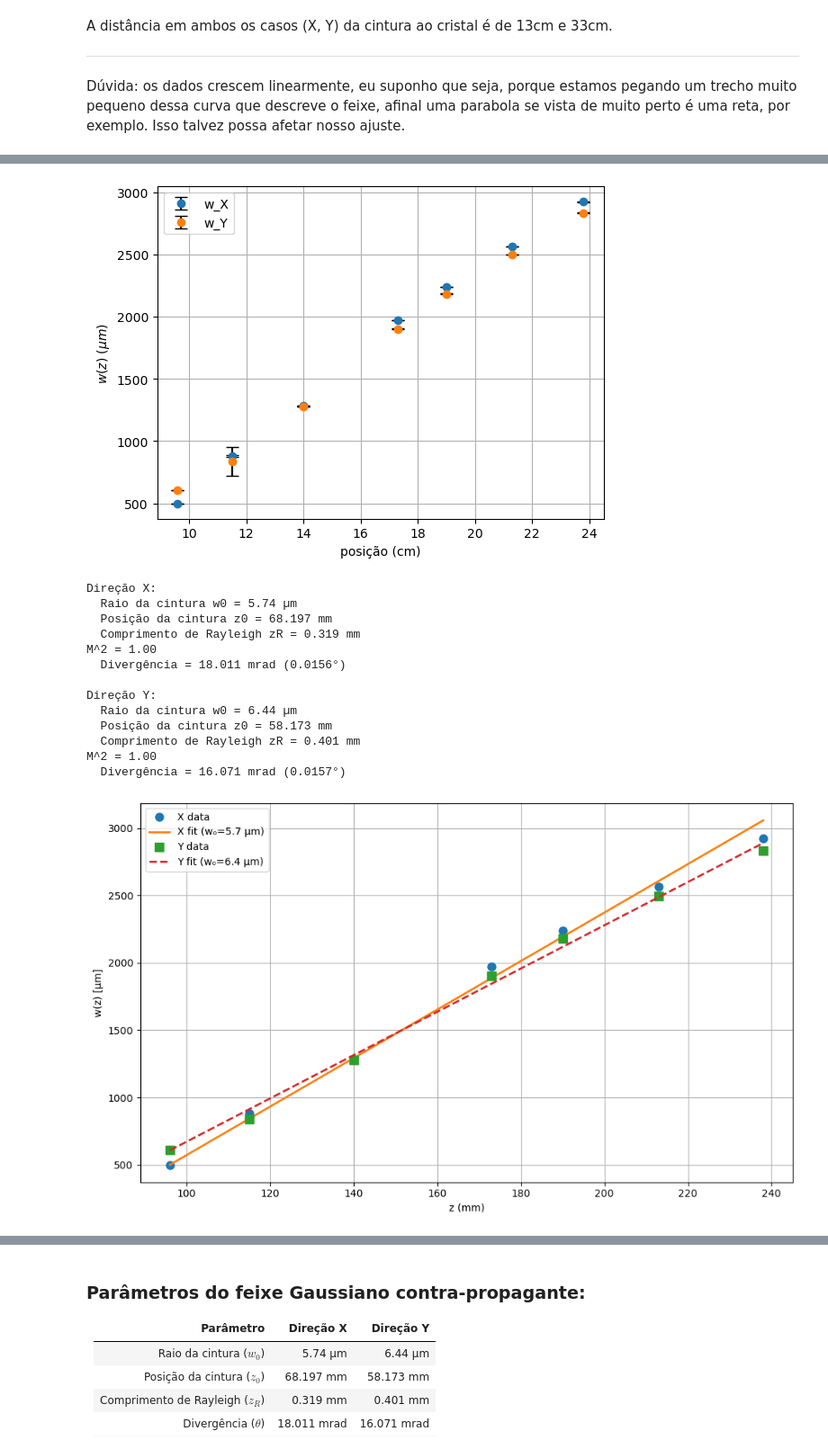
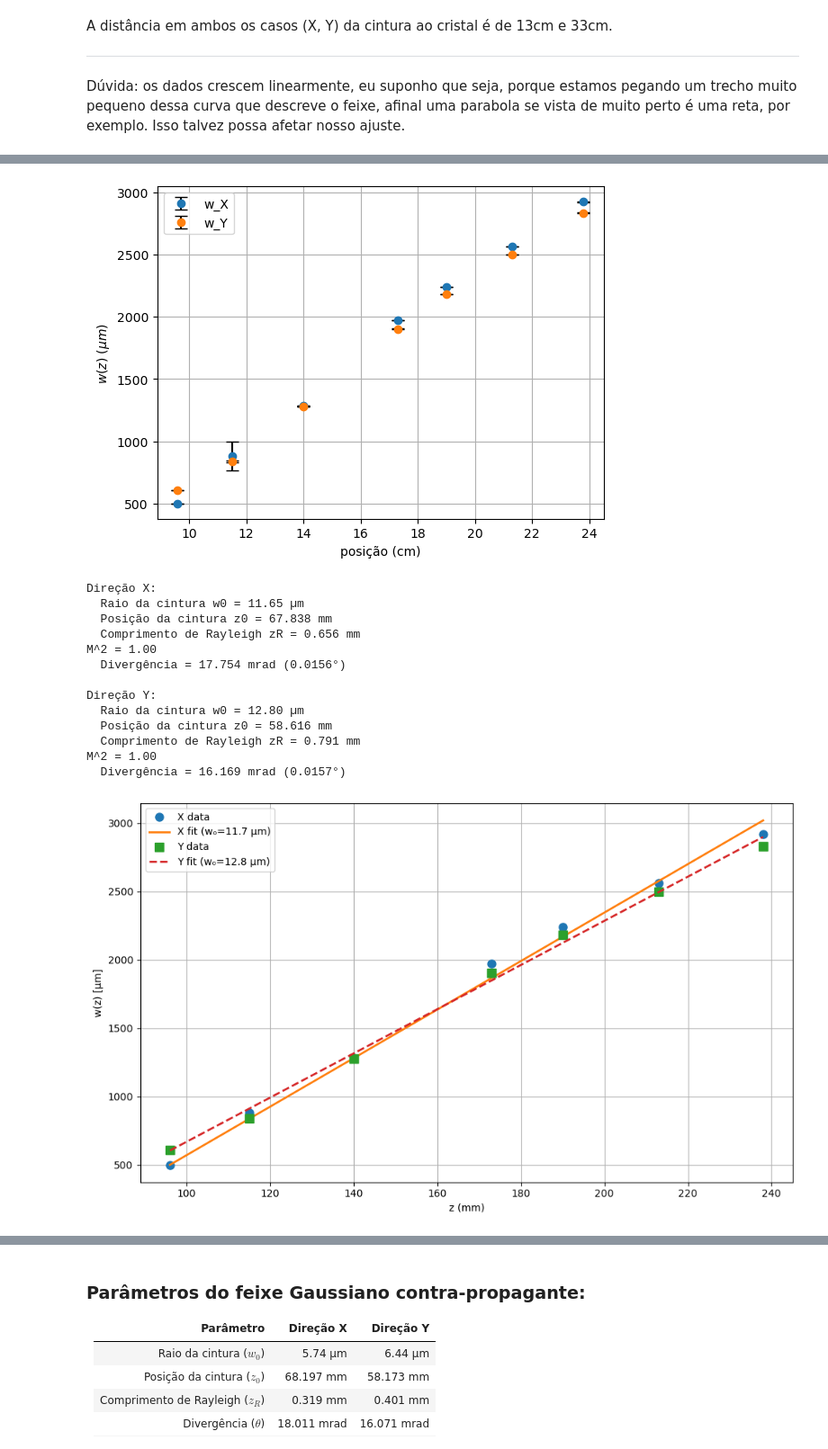
Before and after one commit to pedr19faria/BinSat, a Jupyter notebook: IDOR_Acoplamento.ipynb, the cells around one changed output, grey strips where cells are left out. Shown at 90% size. Drawn from its saved outputs; the diff is of its cells as text; code cells hidden in the pictures.

```diff
--- a/IDOR_Acoplamento.ipynb
+++ b/IDOR_Acoplamento.ipynb
@@ -109,26 +113,27 @@ def gaussian_beam(z, w0, z0, zR, wavelength=325e-9, M2=None):
         zR = np.pi * w0**2 / (wavelength * M2)
 
     return w0 * np.sqrt(1 + ((z - z0) / zR)**2)
-
-
 def gaussian_fit(w_X, w_Y, std_wX, std_wY, z,
-                 wavelength=325e-9, M2_X=None, M2_Y=None):
+                 wavelength=325e-9, M2_X=None, M2_Y=None,
+                 p0_X=None, p0_Y=None):
 
     wx = np.array(w_X) * 1e-6
     wy = np.array(w_Y) * 1e-6
 
-    sx = np.array(std_wX) * 1e-6
-    sy = np.array(std_wY) * 1e-6
+    sx = None if std_wX is None else np.array(std_wX) * 1e-6
+    sy = None if std_wY is None else np.array(std_wY) * 1e-6
 
     # Fit each axis
-    def fit_axis(w, sigma, M2):
+    def fit_axis(w, sigma, M2, p0_user):
 
         if M2 is None:
             # Fit w0, z0 and zR freely
             def model(z, w0, z0, zR):
                 return gaussian_beam(z, w0, z0, zR, wavelength)
 
-            p0 = [w.min(), -0.05, 2.0]
+            # User-defined initial guesses or defaults
+            p0 = p0_user if p0_user is not None else [w.min(), -0.05, 2.0]
+
             bounds = (
                 [1e-9, -np.inf, 1e-6],
                 [np.inf, np.inf, np.inf]
@@ -139,7 +144,9 @@ def gaussian_fit(w_X, w_Y, std_wX, std_wY, z,
             def model(z, w0, z0):
                 return gaussian_beam(z, w0, z0, None, wavelength, M2)
 
-            p0 = [w.min(), -0.05]
+            # User-defined initial guesses or defaults
+            p0 = p0_user if p0_user is not None else [w.min(), -0.05]
+
             bounds = (
                 [1e-9, -np.inf],
                 [np.inf, np.inf]
@@ -150,7 +157,7 @@ def gaussian_fit(w_X, w_Y, std_wX, std_wY, z,
             p0=p0,
             bounds=bounds,
             sigma=sigma,
-            absolute_sigma=True,
+            absolute_sigma=(sigma is not None),
             maxfev=20000
         )
 
@@ -163,8 +170,8 @@ def gaussian_fit(w_X, w_Y, std_wX, std_wY, z,
         return w0, z0, zR
 
     # Fit X and Y
-    w0_X, z0_X, zR_X = fit_axis(wx, sx, M2_X)
-    w0_Y, z0_Y, zR_Y = fit_axis(wy, sy, M2_Y)
+    w0_X, z0_X, zR_X = fit_axis(wx, sx, M2_X, p0_X)
+    w0_Y, z0_Y, zR_Y = fit_axis(wy, sy, M2_Y, p0_Y)
 
     # Divergence (in radians)
     divergence_X = w0_X / zR_X
@@ -643,7 +403,7 @@ contra7.head()
 # %%
-files = [contra7, contra1, contra2, contra3, contra4, contra5, contra6]
+files = [contra0, contra1, contra2, contra3, contra4, contra5, contra6]
 
-w_X, w_Y, std_wX, std_wY = beam_waist(files)
+w_X, w_Y, std_wY, std_wX = beam_waist(files)
 # %%
 # Vamos plotar um exemplo:
 plt.errorbar(z_contra*1e2, w_X, yerr = std_wX, fmt='o', ecolor='black', capsize=5, label = 'w_X')
@@ -657,9 +417,9 @@ plt.ylabel(r'$w(z)$ ($\mu m$)')
 
 plt.show()
 # %% [output]
-[figure, old version]
+[figure, new version]
 # %%
-w0_X,w0_Y,z0_X,z0_Y,zR_X,zR_Y,divergence_X_mrad,divergence_Y_mrad,M2_X,M2_Y = gaussian_fit(w_X,w_Y,std_wX, std_wY,z_contra, M2_X = 1, M2_Y = 1)
+w0_X,w0_Y,z0_X,z0_Y,zR_X,zR_Y,divergence_X_mrad,divergence_Y_mrad,M2_X,M2_Y = gaussian_fit(w_X,w_Y,std_wX, std_wY,z_contra,wavelength = 650e-9, M2_X = 1, M2_Y = 1)
 
 print("Direção X:")
 print(f"  Raio da cintura w0 = {w0_X*1e6:.2f} µm")
@@ -667,39 +427,39 @@ print(f"  Posição da cintura z0 = {z0_X*1e3:.3f} mm")
 print(f"  Comprimento de Rayleigh zR = {zR_X*1e3:.3f} mm")
 print(f"M^2 = {M2_X:.2f}")
 print(f"  Divergência = {divergence_X_mrad:.3f} mrad ({np.degrees(divergence_X):.4f}°)")
 
 print("\nDireção Y:")
 print(f"  Raio da cintura w0 = {w0_Y*1e6:.2f} µm")
 print(f"  Posição da cintura z0 = {z0_Y*1e3:.3f} mm")
 print(f"  Comprimento de Rayleigh zR = {zR_Y*1e3:.3f} mm")
 print(f"M^2 = {M2_Y:.2f}")
 print(f"  Divergência = {divergence_Y_mrad:.3f} mrad ({np.degrees(divergence_Y):.4f}°)")
 
 # Plot
 z_fit = np.linspace(z_contra.min(), z_contra.max(), 100)
 plt.figure(figsize=(10, 6))
 plt.plot(z_contra*1e3, w_X, 'o', label='X data', markersize=8)
 plt.plot(z_fit*1e3, gaussian_beam(z_fit, w0_X,z0_X,zR_X)*1e6, '-', label=f'X fit (w₀={w0_X*1e6:.1f} µm)', linewidth=2)
 plt.plot(z_contra*1e3, w_Y, 's', label='Y data', markersize=8)
 plt.plot(z_fit*1e3, gaussian_beam(z_fit, w0_Y,z0_Y,zR_Y)*1e6, '--', label=f'Y fit (w₀={w0_Y*1e6:.1f} µm)', linewidth=2)
 plt.xlabel('z (mm)')
 plt.ylabel('w(z) [µm]')
 plt.legend()
 plt.grid()
 plt.tight_layout()
 plt.show()
 # %% [output]
 Direção X:
-  Raio da cintura w0 = 5.74 µm
-  Posição da cintura z0 = 68.197 mm
-  Comprimento de Rayleigh zR = 0.319 mm
+  Raio da cintura w0 = 11.65 µm
+  Posição da cintura z0 = 67.838 mm
+  Comprimento de Rayleigh zR = 0.656 mm
 M^2 = 1.00
-  Divergência = 18.011 mrad (0.0156°)
+  Divergência = 17.754 mrad (0.0156°)
 
 Direção Y:
-  Raio da cintura w0 = 6.44 µm
-  Posição da cintura z0 = 58.173 mm
-  Comprimento de Rayleigh zR = 0.401 mm
+  Raio da cintura w0 = 12.80 µm
+  Posição da cintura z0 = 58.616 mm
+  Comprimento de Rayleigh zR = 0.791 mm
 M^2 = 1.00
-  Divergência = 16.071 mrad (0.0157°)
+  Divergência = 16.169 mrad (0.0157°)
-[figure, old version]
+[figure, new version]
```
Also changed, not shown: parts of 37 cells of this notebook, 1 other file.
